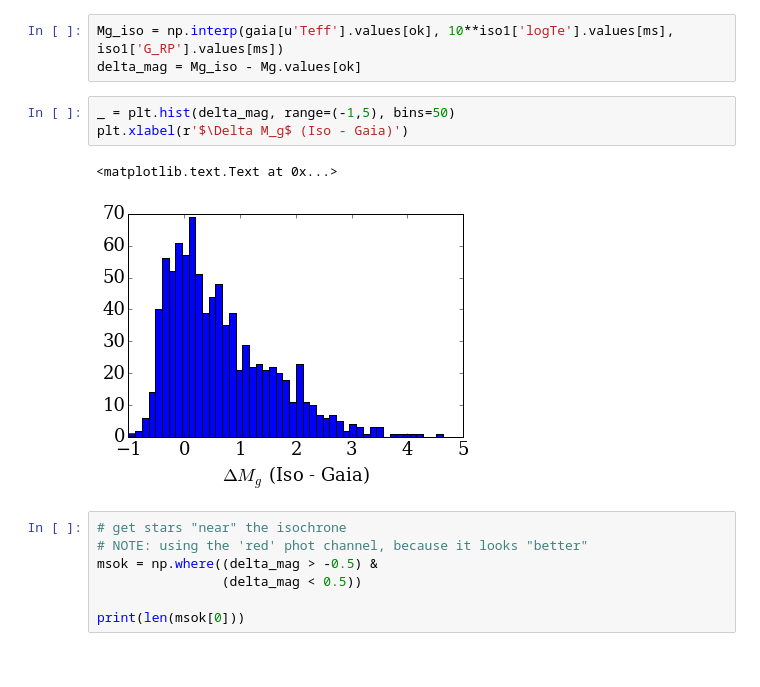
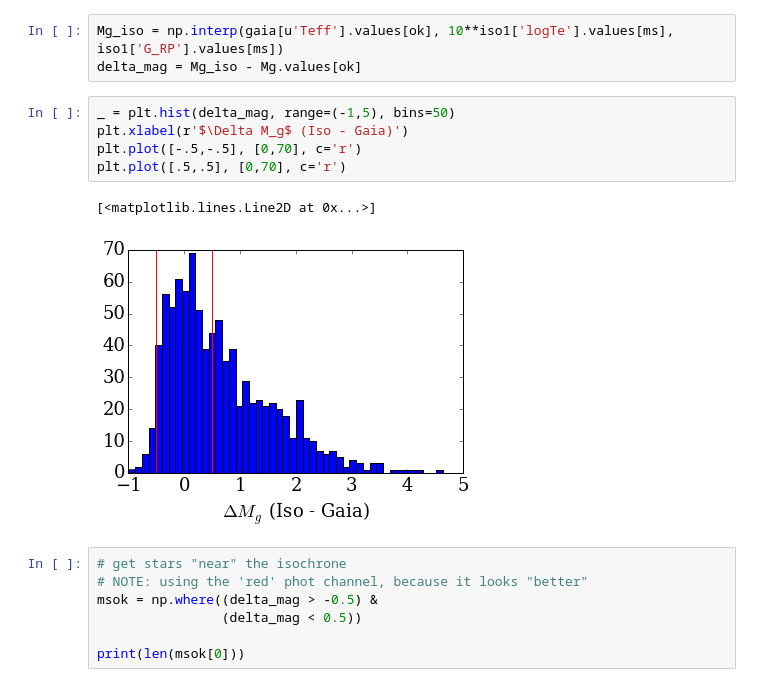
Before and after one commit to jradavenport/gaia_rot, a Jupyter notebook: explore.ipynb, the cells around one changed output. Saved outputs shown, nothing was run; the diff lists cells and outputs as text.

Commit message:
add lines

```diff
--- a/explore.ipynb
+++ b/explore.ipynb
@@ -197,9 +197,11 @@ delta_mag = Mg_iso - Mg.values[ok]
 # %%
 _ = plt.hist(delta_mag, range=(-1,5), bins=50)
 plt.xlabel(r'$\Delta M_g$ (Iso - Gaia)')
+plt.plot([-.5,-.5], [0,70], c='r')
+plt.plot([.5,.5], [0,70], c='r')
 # %% [output]
-<matplotlib.text.Text at 0x...>
+[<matplotlib.lines.Line2D at 0x...>]
-[figure, old version]
+[figure, new version]
 # %%
 # get stars "near" the isochrone
 # NOTE: using the 'red' phot channel, because it looks "better"
```
